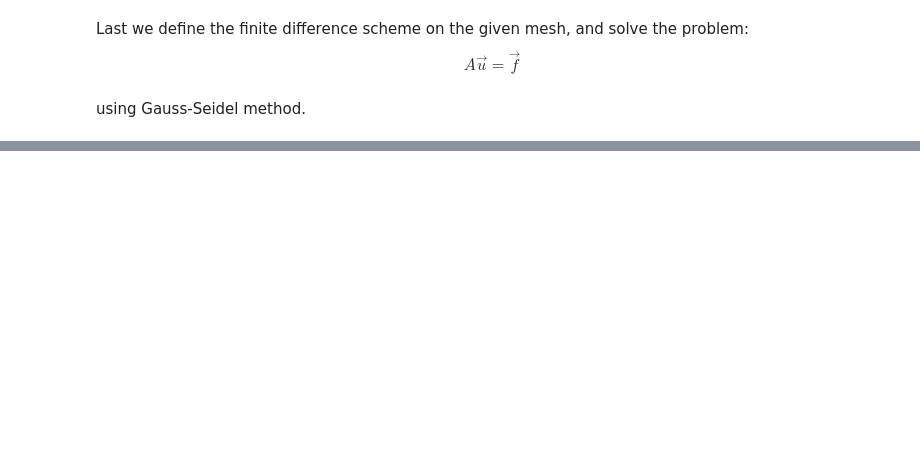
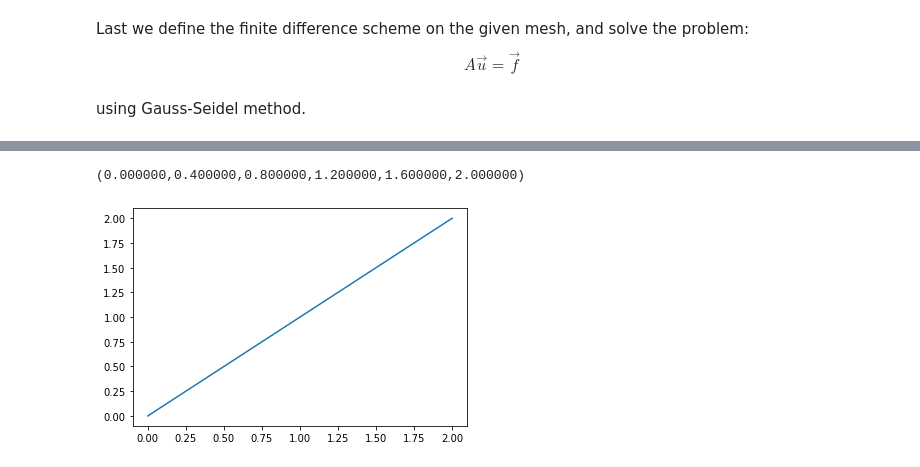
Before and after one commit to UZerbinati/Suite, a Jupyter notebook: Docs/PDE/FiniteDifferenceElliptic.ipynb, the cells around one changed output, grey strips where cells are left out. Drawn from its saved outputs; the diff is of its cells as text; code cells hidden in the pictures; blank space fills up the shorter version.

```diff
--- a/Docs/PDE/FiniteDifferenceElliptic.ipynb
+++ b/Docs/PDE/FiniteDifferenceElliptic.ipynb
@@ -66,0 +114,9 @@ Draw(u,mesh,0)
+# %%
+ue = MeshFunction(mesh,1);
+ue.pushFunction(lambda p: [p[0]]);
+print(ue.vec_export())
+ue.eval([1.9],1)
+Draw(ue,mesh,1)
+# %% [output]
+(0.000000,0.400000,0.800000,1.200000,1.600000,2.000000)
+[figure, added]
```
Also changed, not shown: parts of 13 cells of this notebook, 15 other files.
